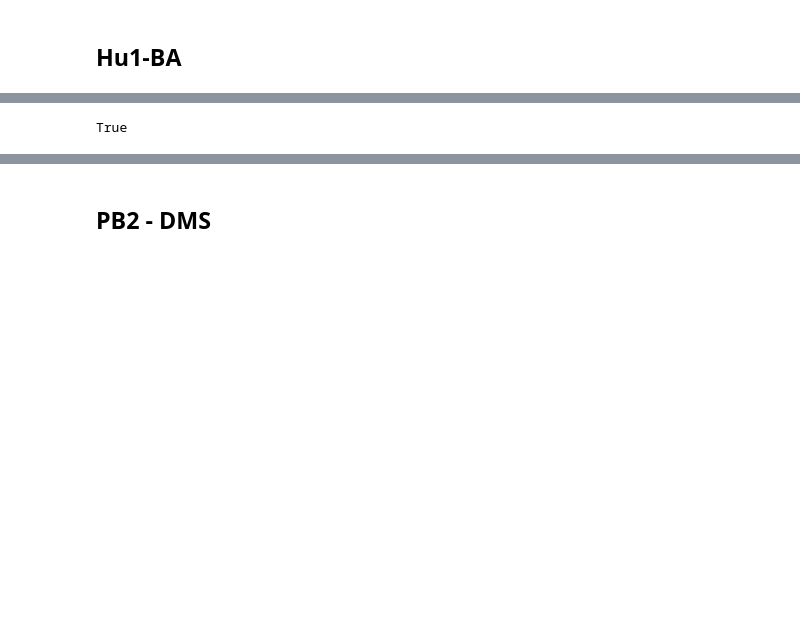
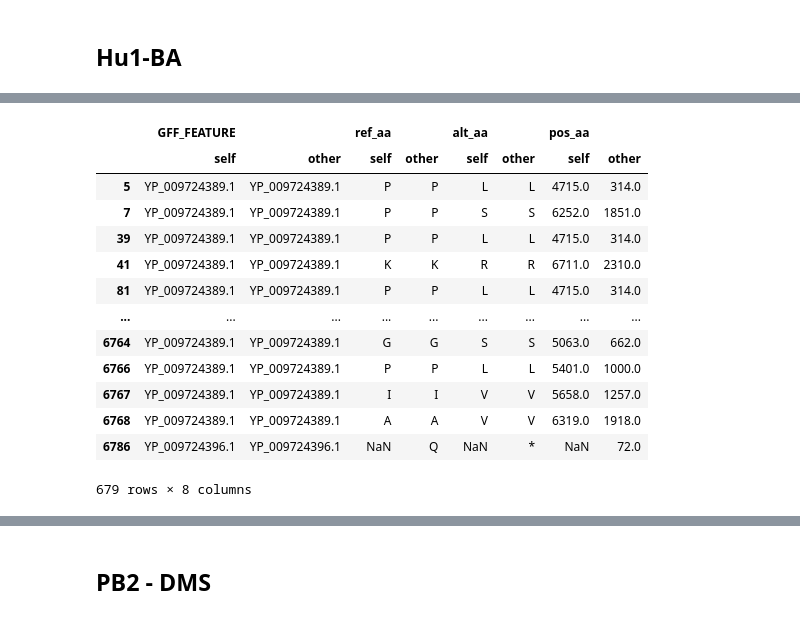
Before and after one commit to yutiachen5/bjorn_rep, a Jupyter notebook: output/sanity_check.ipynb, the cells around one changed output, grey strips where cells are left out. Cells and saved outputs as stored; diff of their text form; code cells hidden in the pictures; blank space fills up the shorter version.

```diff
--- a/output/sanity_check.ipynb
+++ b/output/sanity_check.ipynb
@@ -95,17 +89,31 @@ pos_mismatch.sort_values(by=["gap"], ascending=False)
 |  | sra | pos_count_standard | pos_count_manual | gap |
 # %%
 tmp1 = (hu1_gf[~hu1_gf["alt"].isin(ambiguous_nuc)]
+        .drop(columns=["ref_codon", "alt_codon"])
         .sort_values(by=["sra", "pos"])
         .reset_index(drop=True)
 )
 tmp2 = (hu1_mm[~hu1_mm["alt"].isin(ambiguous_nuc)]
+        .drop(columns=["ref_codon", "alt_codon"])
         .sort_values(by=["sra", "pos"])
         .reset_index(drop=True)
 )
-
-tmp1.equals(tmp2)
+tmp1.compare(tmp2, keep_equal=True)
 # %% [output]
+|  | GFF_FEATURE |  | ref_aa |  | alt_aa |  | pos_aa |  |
+|  | self | other | self | other | self | other | self | other |
+| 5 | YP_009724389.1 | YP_009724389.1 | P | P | L | L | 4715.0 | 314.0 |
+| 7 | YP_009724389.1 | YP_009724389.1 | P | P | S | S | 6252.0 | 1851.0 |
+| 39 | YP_009724389.1 | YP_009724389.1 | P | P | L | L | 4715.0 | 314.0 |
+| 41 | YP_009724389.1 | YP_009724389.1 | K | K | R | R | 6711.0 | 2310.0 |
+| 81 | YP_009724389.1 | YP_009724389.1 | P | P | L | L | 4715.0 | 314.0 |
+| ... | ... | ... | ... | ... | ... | ... | ... | ... |
+| 6764 | YP_009724389.1 | YP_009724389.1 | G | G | S | S | 5063.0 | 662.0 |
+| 6766 | YP_009724389.1 | YP_009724389.1 | P | P | L | L | 5401.0 | 1000.0 |
+| 6767 | YP_009724389.1 | YP_009724389.1 | I | I | V | V | 5658.0 | 1257.0 |
+| 6768 | YP_009724389.1 | YP_009724389.1 | A | A | V | V | 6319.0 | 1918.0 |
+| 6786 | YP_009724396.1 | YP_009724396.1 | NaN | Q | NaN | * | NaN | 72.0 |
-True
+679 rows × 8 columns
 # %%
 common_set = get_common_seqs(ba1_gf_dir+"alignment.fasta", hu1_mm_dir+"alignment.fasta")
 
```
Also changed, not shown: parts of 10 cells of this notebook, 6 other files.
